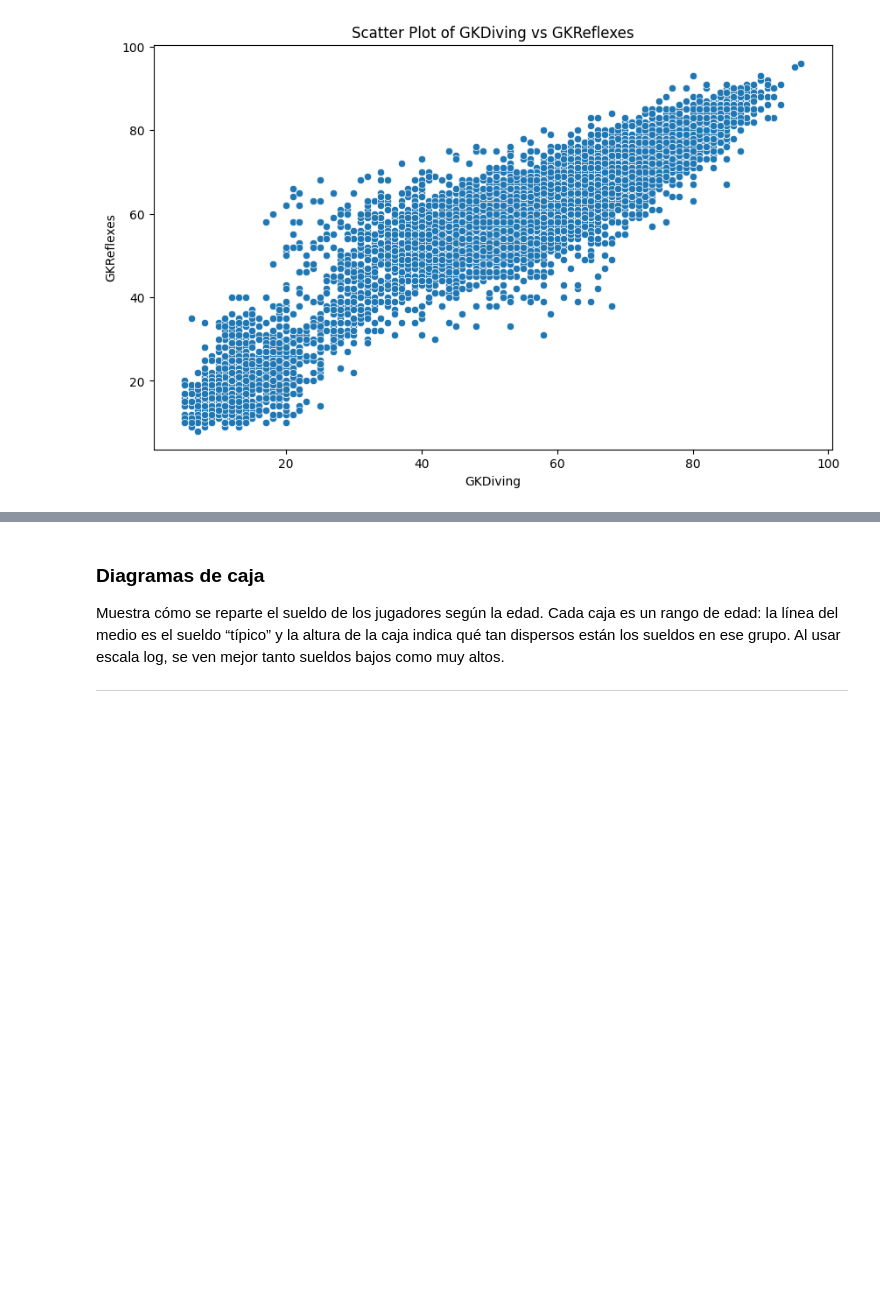
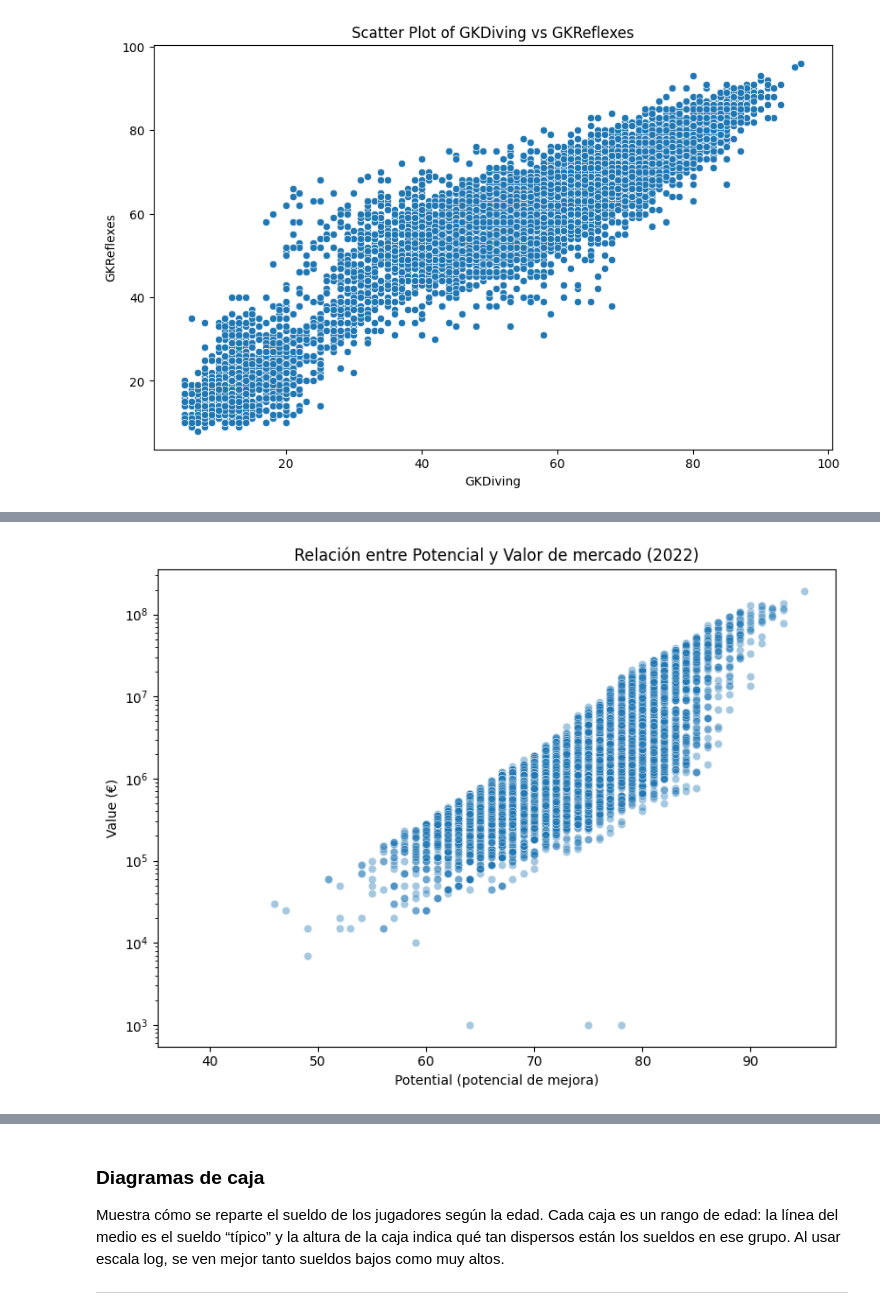
Before and after one commit to BrandonLCC/FIFA_ML_Kedro, a Jupyter notebook: machine-learning-project/notebooks/2_Data_Understanding.ipynb, the cells around one changed output, grey strips where cells are left out. Drawn from its saved outputs; the diff is of its cells as text; code cells hidden in the pictures; blank space fills up the shorter version.

```diff
--- a/machine-learning-project/notebooks/2_Data_Understanding.ipynb
+++ b/machine-learning-project/notebooks/2_Data_Understanding.ipynb
@@ -455,0 +467,11 @@ plt.show()
+# %%
+plt.figure(figsize=(8,6))
+sns.scatterplot(data=FIFA22_df, x="Potential", y="Value_num", alpha=0.4)
+
+plt.yscale("log")
+plt.title("Relación entre Potencial y Valor de mercado (2022)")
+plt.xlabel("Potential (potencial de mejora)")
+plt.ylabel("Value (€)")
+plt.tight_layout()
+plt.show()
+# %% [output]
@@ -455,0 +479 @@ plt.show()
+[figure, added]
```
Also changed, not shown: parts of 7 cells of this notebook.
